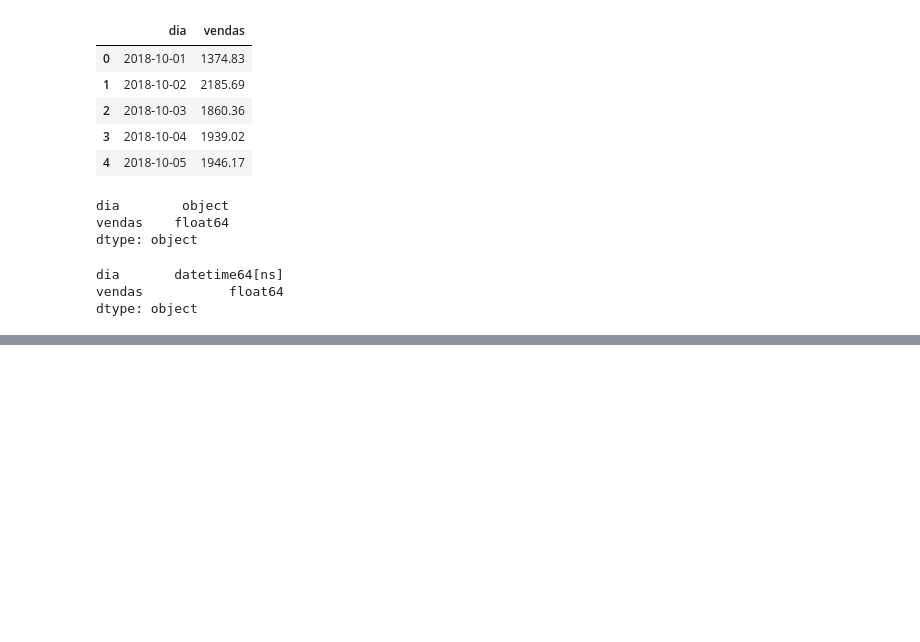
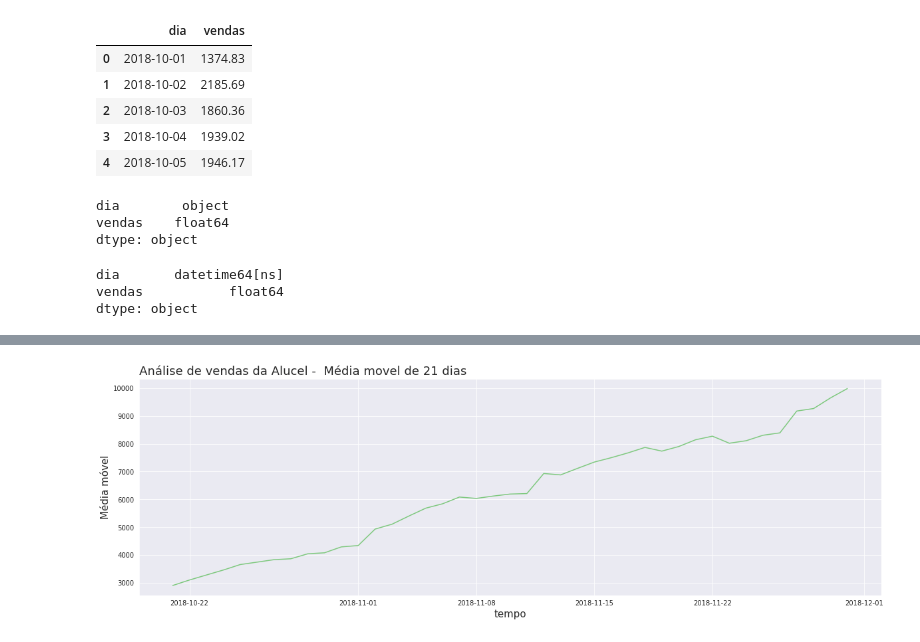
Before and after one commit to King-Bowie/TimeSeries, a Jupyter notebook: TimeSeries.ipynb, the cells around one changed output, grey strips where cells are left out. Saved outputs shown, nothing was run; the diff lists cells and outputs as text; code cells hidden in the pictures; blank space fills up the shorter version.

```diff
--- a/TimeSeries.ipynb
+++ b/TimeSeries.ipynb
@@ -571,0 +613,5 @@ dtype: object
+# %%
+alucel['media_movel_21'] = alucel['vendas'].rolling(21).mean()
+plotar('Análise de vendas da Alucel -  Média movel de 21 dias','tempo','Média móvel','dia','media_movel_21',alucel)
+# %% [output]
+[figure, added]
```
Also changed, not shown: parts of 8 cells of this notebook.
